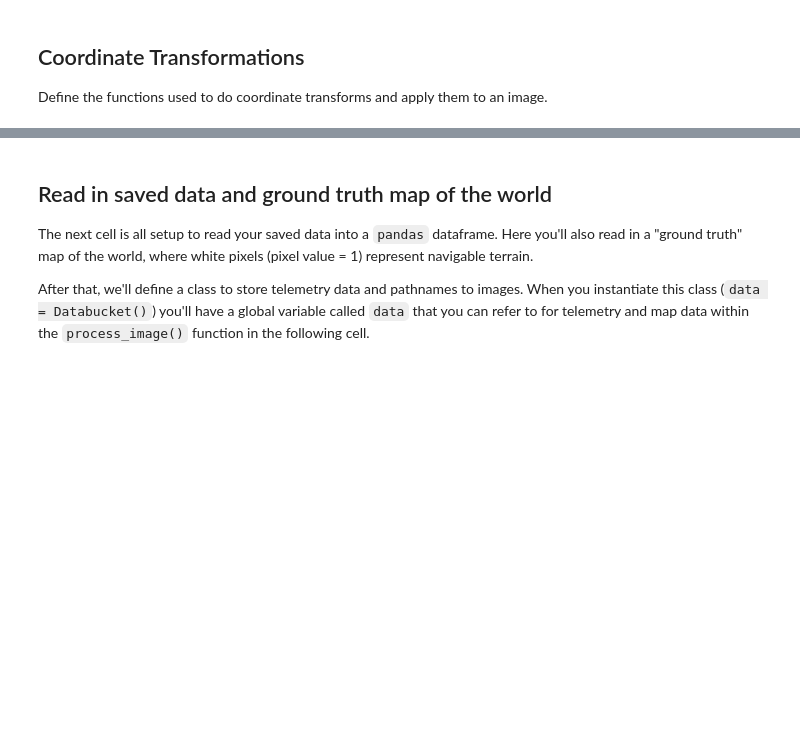
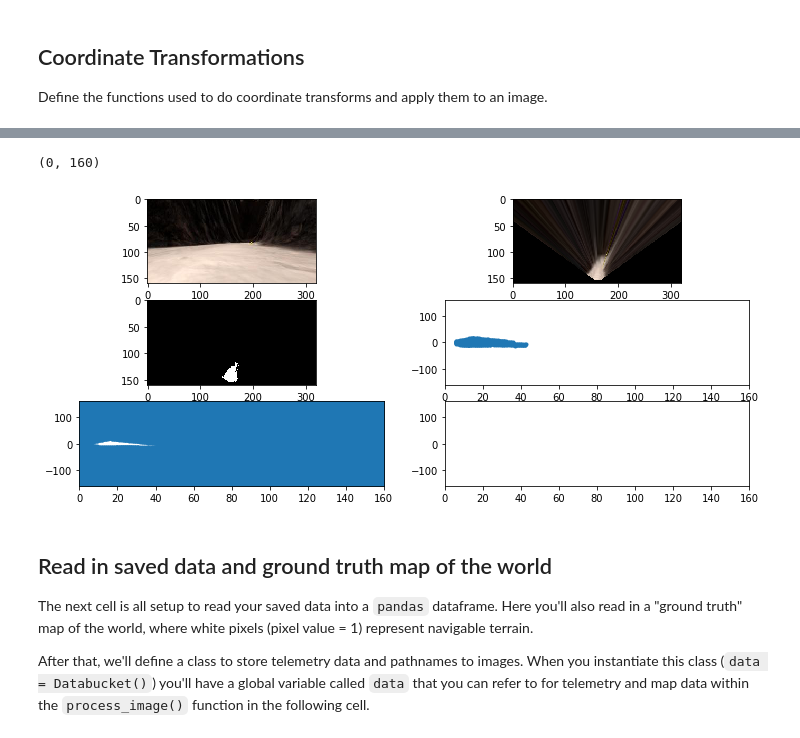
Before and after one commit to germal/RoboND-Rover-Project, a Jupyter notebook: code/Rover_Project_Test_Notebook.ipynb, the cells around one changed output, grey strips where cells are left out. Cells and saved outputs as stored; diff of their text form; code cells hidden in the pictures; blank space fills up the shorter version.

```diff
--- a/code/Rover_Project_Test_Notebook.ipynb
+++ b/code/Rover_Project_Test_Notebook.ipynb
@@ -172,7 +195,7 @@ arr2img(warped_rock_yuv)
 # %% [output]
 [figure]
 # %%
-def rock_thresh(img, thresh_min=(0, 38, 145), thresh_max=(255, 148, 150)):
+def rock_thresh(img, thresh_min=(0, 38, 145), thresh_max=(145, 148, 150)):
     # Create an array of zeros same xy size as img, but single channel
     color_select = np.zeros_like(img[:,:,0])
     # Require that each pixel be above all three threshold values in YUV
@@ -292,3 +318,46 @@ plt.arrow(0, 0, x_arrow, y_arrow, color='red', zorder=2, head_width=10, width=2)
+# %%
+# Grab another random image
+idx = np.random.randint(0, len(img_list)-1)
+image = mpimg.imread(img_list[idx])
+
+warped = perspect_transform(image, source, destination)
+# 3) Apply color threshold to identify navigable terrain/obstacles/rock samples
+threshed = color_thresh(warped)
+warped_yuv=cv2.cvtColor(warped, cv2.COLOR_RGB2YUV)
+thresh_min=(0, 38, 153)
+thresh_max=(145, 148, 170)
+rock_threshed = rock_thresh(warped_yuv, thresh_min, thresh_max)
+
+obstacle_threshed=obstacle_thresh(warped)
+
+    # 4) Convert thresholded image pixel values to rover-centric coords
+xpix, ypix = rover_coords(threshed)
+xpix_obst, ypix_obst = rover_coords(obstacle_threshed)
+xpix_rock, ypix_rock = rover_coords(rock_threshed)
+
+# Do some plotting
+fig = plt.figure(figsize=(12,9))
+plt.subplot(521)
+plt.imshow(image)
+plt.subplot(522)
+plt.imshow(warped)
+plt.subplot(523)
+plt.imshow(threshed, cmap='gray')
+plt.subplot(524)
+plt.plot(xpix, ypix, '.')
+plt.ylim(-160, 160)
+plt.xlim(0, 160)
+plt.subplot(525)
+plt.plot(xpix_obst, ypix_obst, '.')
+plt.ylim(-160, 160)
+plt.xlim(0, 160)
+plt.subplot(526)
+plt.plot(xpix_rock, ypix_rock, '.')
+plt.ylim(-160, 160)
+plt.xlim(0, 160)
+# %% [output]
+(0, 160)
+[figure, added]
 # %% [markdown]
 ## Read in saved data and ground truth map of the world
 The next cell is all setup to read your saved data into a `pandas` dataframe.  Here you'll also read in a "ground truth" map of the world, where white pixels (pixel value = 1) represent navigable terrain.
```
Also changed, not shown: parts of 9 cells of this notebook, 2 other files.
